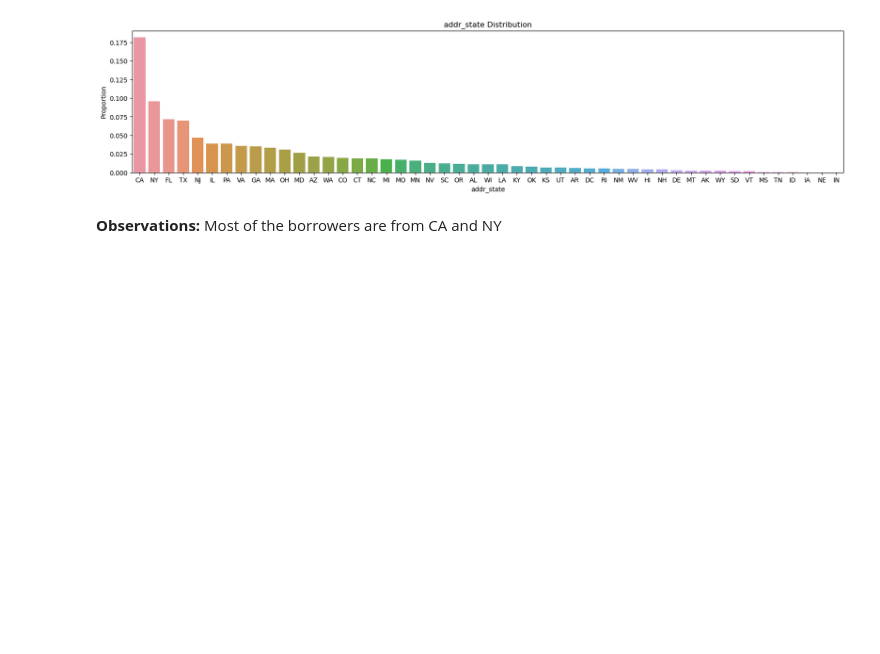
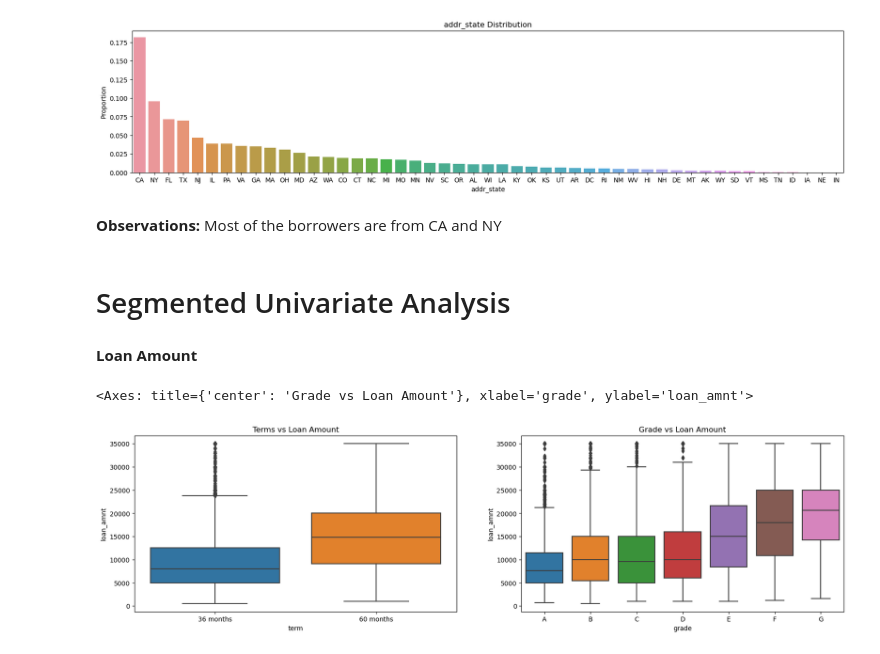
Before and after one commit to Tiru0792/LendingClubCaseStudy, a Jupyter notebook: analysis.ipynb, the cells around one changed output. Cells and saved outputs as stored; diff of their text form; code cells hidden in the pictures; blank space fills up the shorter version.

Commit message:
BiVariate Analysis

```diff
--- a/analysis.ipynb
+++ b/analysis.ipynb
@@ -692,3 +692,22 @@ plt.show()
 # %% [markdown]
 <b>Observations:</b></br>
 Most of the borrowers are from CA and NY
+# %% [markdown]
+<h1>Segmented Univariate Analysis</h1>
+# %% [markdown]
+<b>Loan Amount</b>
+# %%
+plt.figure(figsize=(20,5))
+plt.subplot(121)
+sns.boxplot(x='term', y=data.loan_amnt, data=data)
+plt.title('Terms vs Loan Amount')
+plt.subplot(122)
+
+plt.title('Grade vs Loan Amount')
+#Finding grades with sorted alphabetical order
+grade_ord = data.grade.unique()
+grade_ord.sort()
+sns.boxplot(x='grade', y=data.loan_amnt, order = grade_ord, data=data)
+# %% [output]
+<Axes: title={'center': 'Grade vs Loan Amount'}, xlabel='grade', ylabel='loan_amnt'>
+[figure, added]
```
Also changed, not shown: parts of 123 cells of this notebook.
